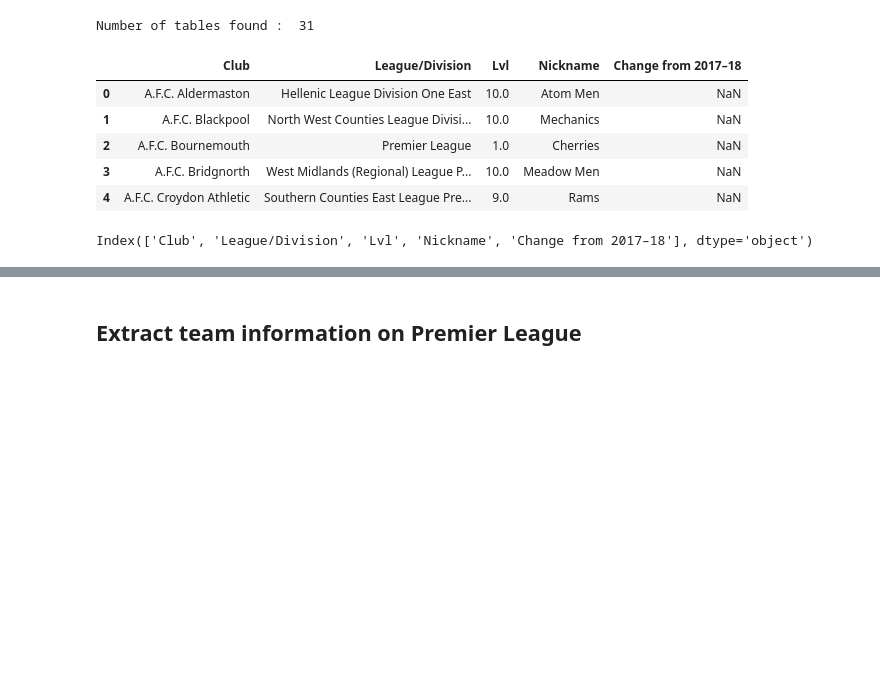
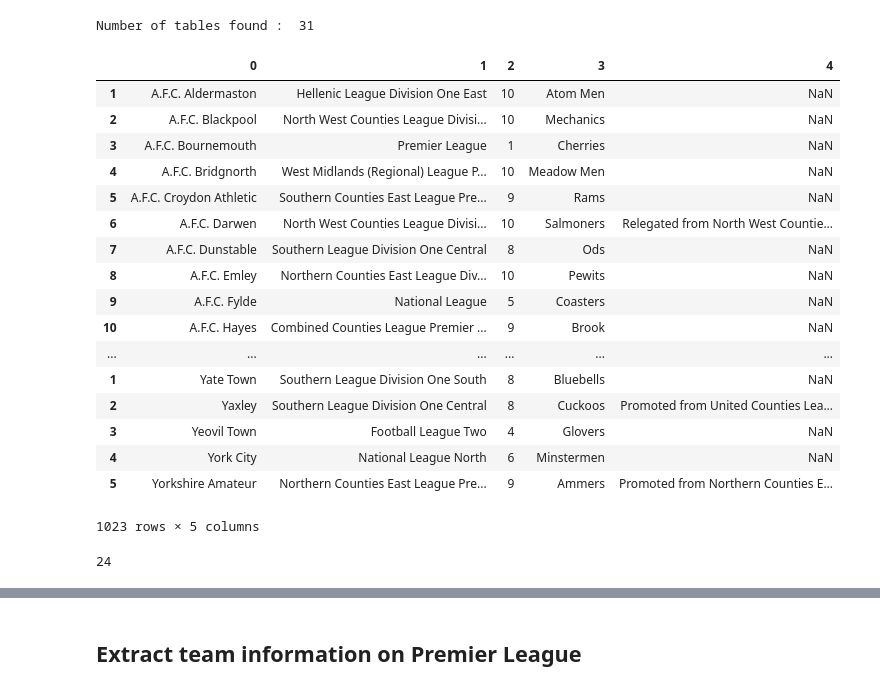
Before and after one commit to mtslim/sports_analytics, a Jupyter notebook: scraping/clean_wiki_football.ipynb, the cells around one changed output, grey strips where cells are left out. Drawn from its saved outputs; the diff is of its cells as text; code cells hidden in the pictures; blank space fills up the shorter version.

Commit message:
Updating function used to produce tables from html

```diff
--- a/scraping/clean_wiki_football.ipynb
+++ b/scraping/clean_wiki_football.ipynb
@@ -148,22 +83,31 @@ alltables = soup.findAll('table')
 print("Number of tables found : " , len(alltables))
 # %% [output]
 Number of tables found :  31
-# %%
-# Call our function on each table within the list to produce a list of pandas tables
-# We are only interested in the tables containing team names (tables 1-25)
-alltab_parse=[parse_html_table(alltables[tab], alltables[tab], 5) for tab in range(1,25)]
-
-# Concatenate the results into a single pandas dataframe
-result = pd.concat(alltab_parse).reset_index(drop=True)
-result.head()
-# %% [output]
-|  | Club | League/Division | Lvl | Nickname | Change from 2017–18 |
-| 0 | A.F.C. Aldermaston | Hellenic League Division One East | 10.0 | Atom Men | NaN |
-| 1 | A.F.C. Blackpool | North West Counties League Divisi... | 10.0 | Mechanics | NaN |
-| 2 | A.F.C. Bournemouth | Premier League | 1.0 | Cherries | NaN |
-| 3 | A.F.C. Bridgnorth | West Midlands (Regional) League P... | 10.0 | Meadow Men | NaN |
-| 4 | A.F.C. Croydon Athletic | Southern Counties East League Pre... | 9.0 | Rams | NaN |
-# %%
-result.keys()
-# %% [output]
-Index(['Club', 'League/Division', 'Lvl', 'Nickname', 'Change from 2017–18'], dtype='object')
+# %%
+alltab_parse2 = [html_pd.main(alltables[tab]) for tab in range(1, 25)]
+result = pd.concat(alltab_parse2) #.reset_index(drop=True)
+result.drop(result[result.index == 0].index)
+# %% [output]
+|  | 0 | 1 | 2 | 3 | 4 |
+| 1 | A.F.C. Aldermaston | Hellenic League Division One East | 10 | Atom Men | NaN |
+| 2 | A.F.C. Blackpool | North West Counties League Divisi... | 10 | Mechanics | NaN |
+| 3 | A.F.C. Bournemouth | Premier League | 1 | Cherries | NaN |
+| 4 | A.F.C. Bridgnorth | West Midlands (Regional) League P... | 10 | Meadow Men | NaN |
+| 5 | A.F.C. Croydon Athletic | Southern Counties East League Pre... | 9 | Rams | NaN |
+| 6 | A.F.C. Darwen | North West Counties League Divisi... | 10 | Salmoners | Relegated from North West Countie... |
+| 7 | A.F.C. Dunstable | Southern League Division One Central | 8 | Ods | NaN |
+| 8 | A.F.C. Emley | Northern Counties East League Div... | 10 | Pewits | NaN |
+| 9 | A.F.C. Fylde | National League | 5 | Coasters | NaN |
+| 10 | A.F.C. Hayes | Combined Counties League Premier ... | 9 | Brook | NaN |
+| ... | ... | ... | ... | ... | ... |
+| 1 | Yate Town | Southern League Division One South | 8 | Bluebells | NaN |
+| 2 | Yaxley | Southern League Division One Central | 8 | Cuckoos | Promoted from United Counties Lea... |
+| 3 | Yeovil Town | Football League Two | 4 | Glovers | NaN |
+| 4 | York City | National League North | 6 | Minstermen | NaN |
+| 5 | Yorkshire Amateur | Northern Counties East League Pre... | 9 | Ammers | Promoted from Northern Counties E... |
+1023 rows × 5 columns
+# %%
+#result = pd.concat(alltab_parse2) #.reset_index(drop=True)
+len(result.loc[result.index == 0])
+# %% [output]
+24
```
Also changed, not shown: parts of 18 cells of this notebook, 2 other files.
